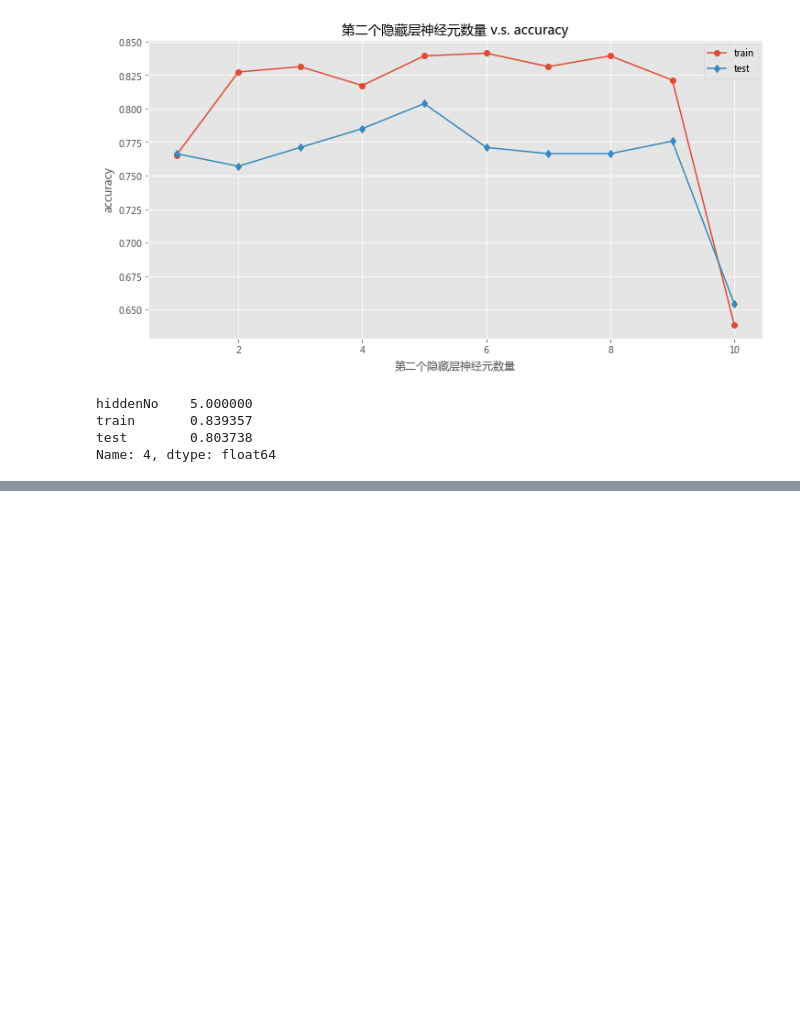
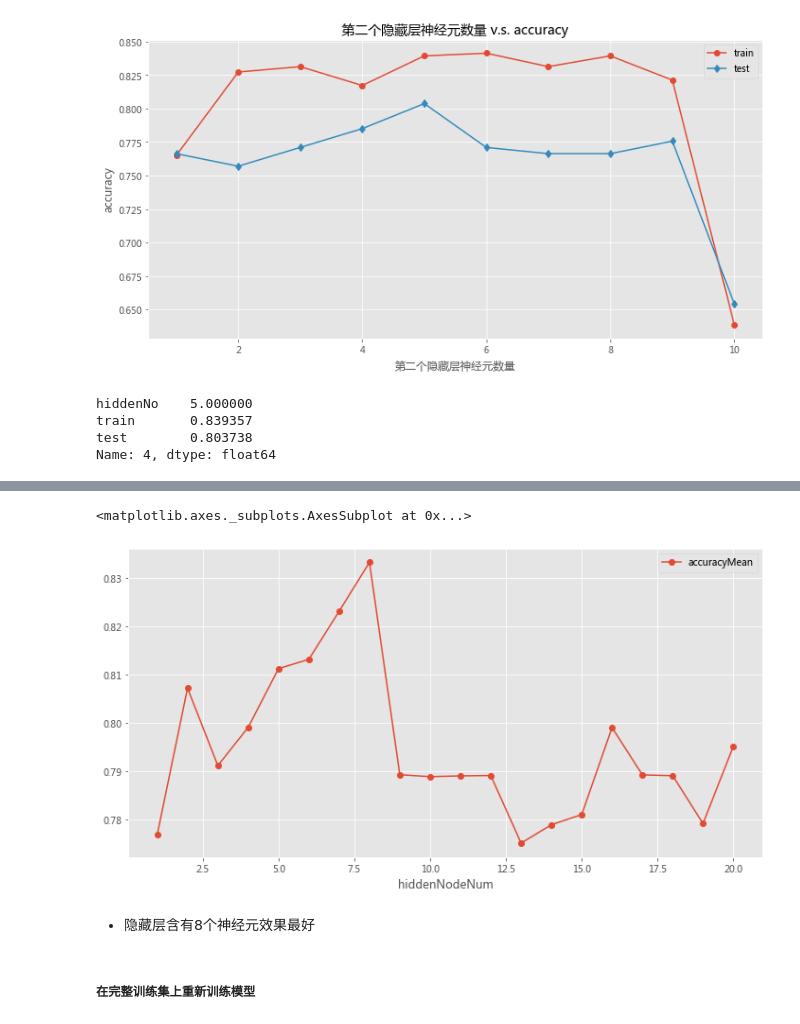
Before and after one commit to christinemu/biz-mining, a Jupyter notebook: ANN.ipynb, the cells around one changed output, grey strips where cells are left out. Cells and saved outputs as stored; diff of their text form; code cells hidden in the pictures; blank space fills up the shorter version.

```diff
--- a/ANN.ipynb
+++ b/ANN.ipynb
@@ -894,0 +1003,9 @@ Name: 4, dtype: float64
+# %%
+hiddenNodes = range(1,21)
+accuMeanLst = []
+accuStdLst = []
+for each in hiddenNodes:
+    annTmp = MLPClassifier(hidden_layer_sizes=(each,),solver='lbfgs',activation='relu',learning_rate='invscaling',max_iter=2000)
+    resTmp = cross_val_score(annTmp,titTrainXScale,titTrainY,cv=10)
+    accuMeanLst.append(resTmp.mean())
+    accuStdLst.append(resTmp.std())
@@ -894,0 +1030,10 @@ Name: 4, dtype: float64
+# %%
+compDf = pd.DataFrame({'hiddenNodeNum':hiddenNodes,'accuracyMean':accuMeanLst,'accuracyStd':accuStdLst})
+compDf.plot(x='hiddenNodeNum',y='accuracyMean',kind='line',marker='o',figsize=(12,6))
+# %% [output]
+<matplotlib.axes._subplots.AxesSubplot at 0x...>
+[figure, added]
+# %% [markdown]
+- 隐藏层含有8个神经元效果最好
+# %% [markdown]
+##### 在完整训练集上重新训练模型
```
Also changed, not shown: parts of 44 cells of this notebook, 2 other files.
